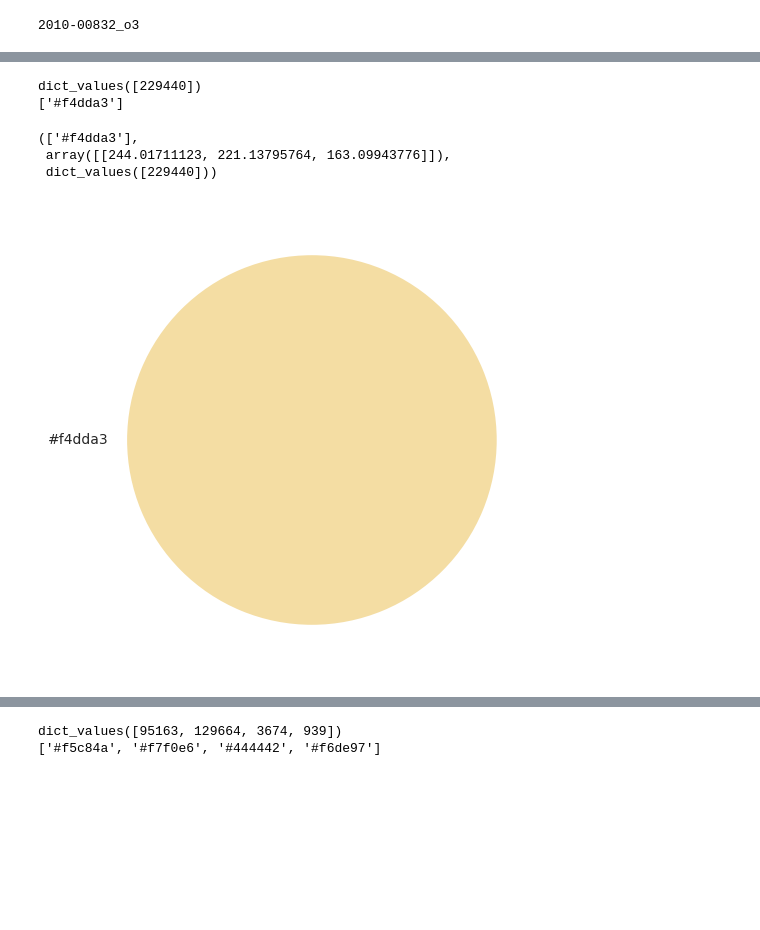
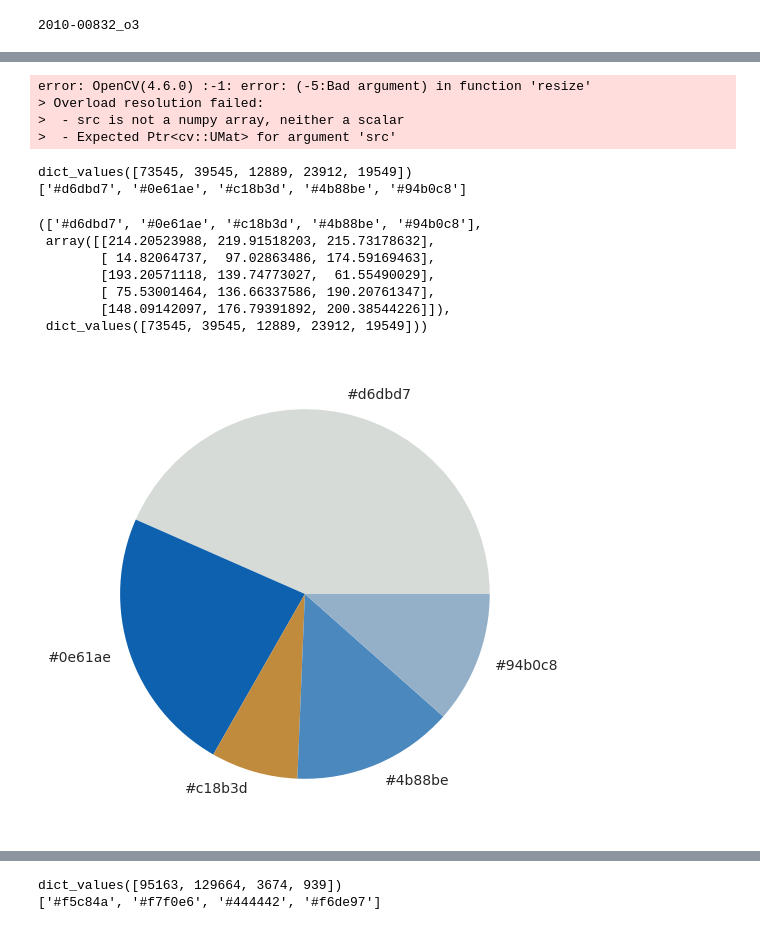
Before and after one commit to erniesg/Art-API, a Jupyter notebook: notebooks/predict_colour.ipynb, the cells around one changed output, grey strips where cells are left out. Drawn from its saved outputs; the diff is of its cells as text; code cells hidden in the pictures; blank space fills up the shorter version.

```diff
--- a/notebooks/predict_colour.ipynb
+++ b/notebooks/predict_colour.ipynb
@@ -90,12 +128,23 @@ fname = re
 # %%
-get_colors(get_image(filename), 1, True)
+get_colors("../raw_data/test/2010-00832_o3.jpg", 1, True)
 # %% [output]
-dict_values([229440])
-['#f4dda3']
+error: OpenCV(4.6.0) :-1: error: (-5:Bad argument) in function 'resize'
+> Overload resolution failed:
+>  - src is not a numpy array, neither a scalar
+>  - Expected Ptr<cv::UMat> for argument 'src'
-(['#f4dda3'],
- array([[244.01711123, 221.13795764, 163.09943776]]),
- dict_values([229440]))
-[figure, removed]
+# %%
+get_colors(get_image("../raw_data/test/2016-00460_o3.jpg"), 5, True)
+# %% [output]
+dict_values([73545, 39545, 12889, 23912, 19549])
+['#d6dbd7', '#0e61ae', '#c18b3d', '#4b88be', '#94b0c8']
+(['#d6dbd7', '#0e61ae', '#c18b3d', '#4b88be', '#94b0c8'],
+ array([[214.20523988, 219.91518203, 215.73178632],
+        [ 14.82064737,  97.02863486, 174.59169463],
+        [193.20571118, 139.74773027,  61.55490029],
+        [ 75.53001464, 136.66337586, 190.20761347],
+        [148.09142097, 176.79391892, 200.38544226]]),
+ dict_values([73545, 39545, 12889, 23912, 19549]))
+[figure, added]
 # %%
 get_colors(get_image("../raw_data/test/2010-00832_o3.jpg"), 3, True)
 # %% [output]
```
Also changed, not shown: parts of 5 cells of this notebook, 5 other files.
